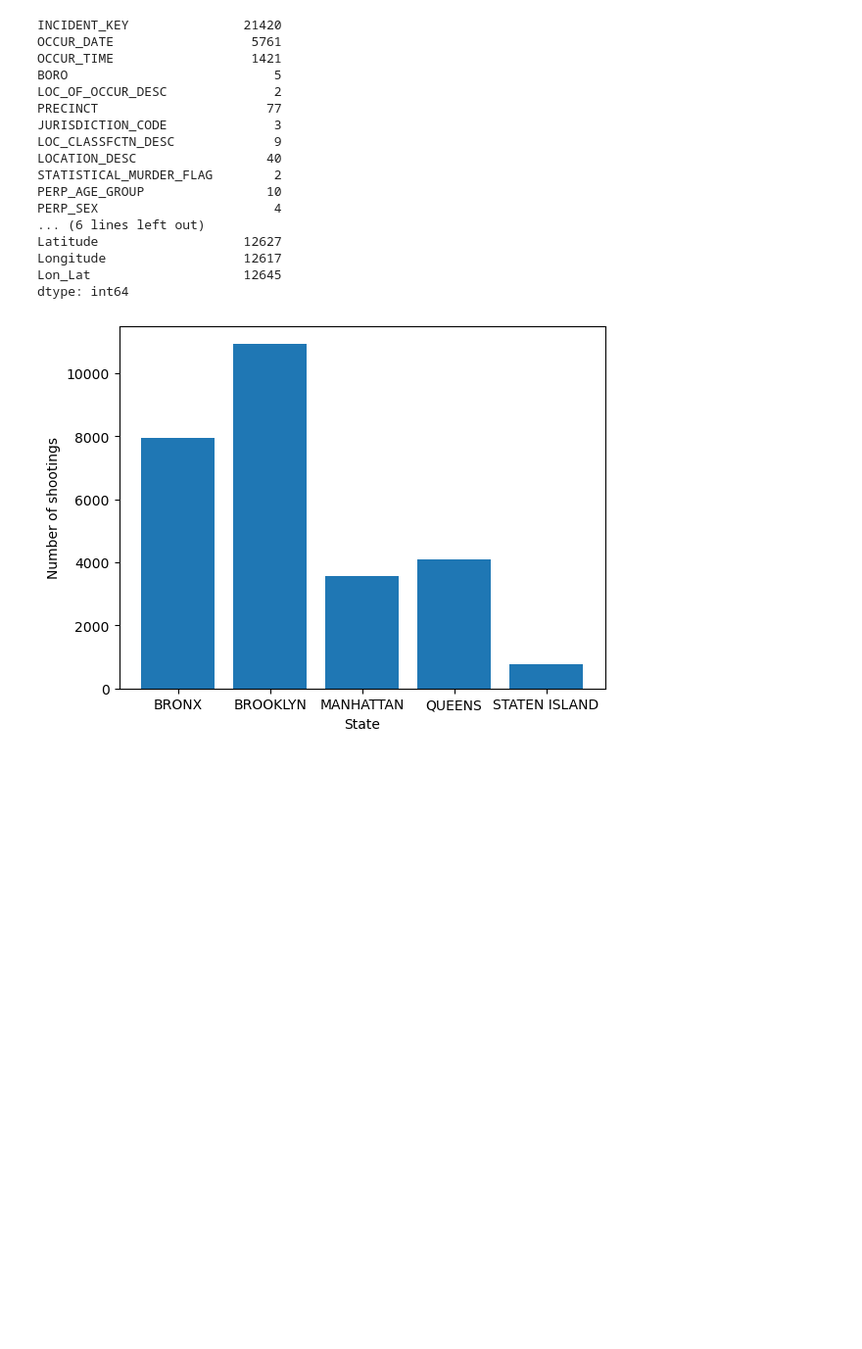
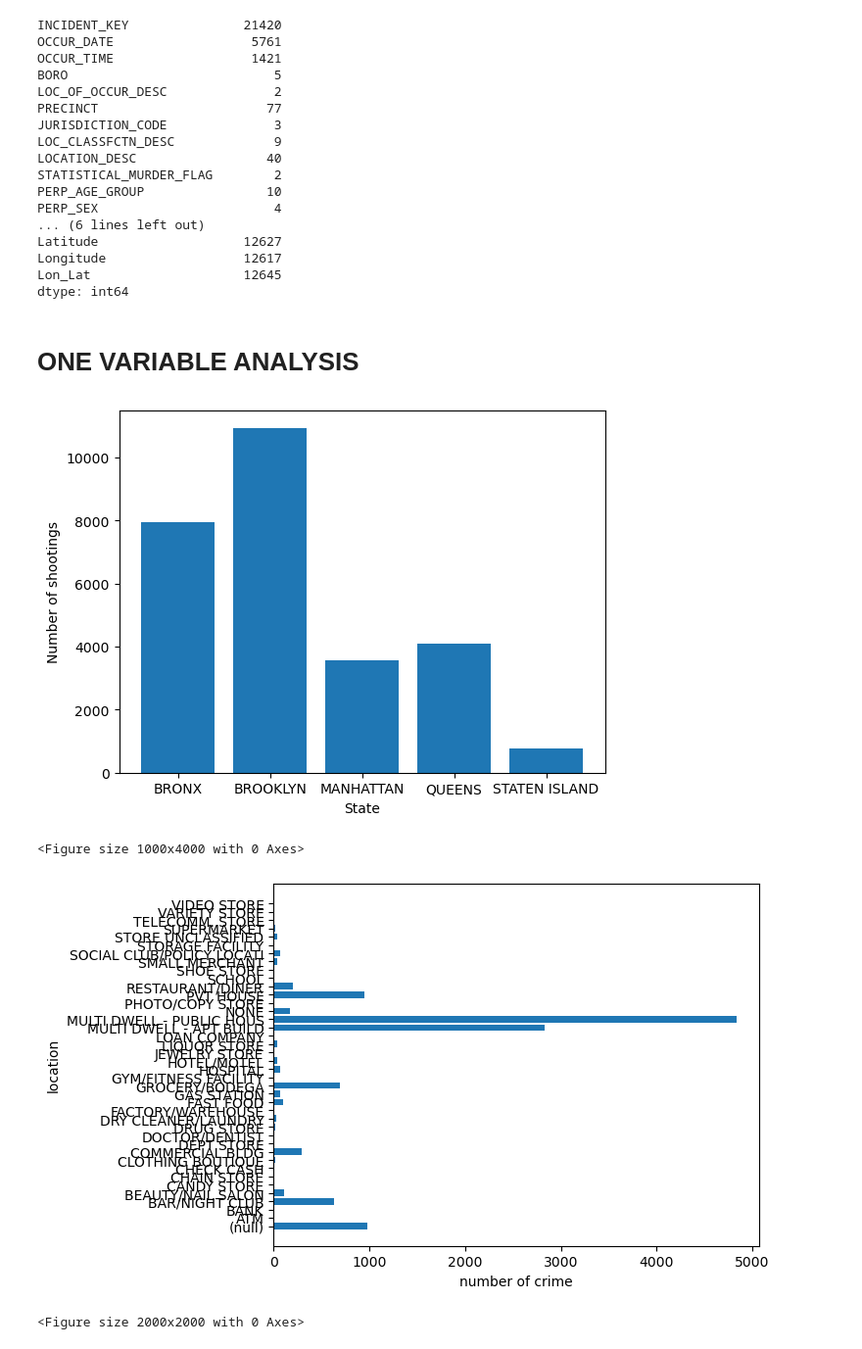
Before and after one commit to angelodavido/NYC-Crime, a Jupyter notebook: New York City Crime.ipynb, the cells around one changed output. Shown at 98% size. Cells and saved outputs as stored; diff of their text form; code cells hidden in the pictures; blank space fills up the shorter version.

```diff
--- a/New York City Crime.ipynb
+++ b/New York City Crime.ipynb
@@ -152,8 +149,27 @@ state_shootings = NYC_df.groupby("BORO").size()
+# %% [markdown]
+# ONE VARIABLE ANALYSIS
 # %%
+# Get the number of shootings per state
+state_shootings = NYC_df.groupby("BORO").size()
 # Plot the data
 plt.bar(state_shootings.index, state_shootings.values)
 plt.xlabel("State")
 plt.ylabel("Number of shootings")
+plt.figure(figsize=(10,40))
 plt.show()
 # %% [output]
 [figure]
+<Figure size 1000x4000 with 0 Axes>
+# %%
+# Get the number of shootings per locoation
+Location_shootings = NYC_df.groupby("LOCATION_DESC").size()
+# Plot the data
+plt.barh(Location_shootings.index, Location_shootings.values)
+plt.xlabel("number of crime")
+plt.ylabel("location")
+# Resize the plot
+plt.figure(figsize=(20,20))
+plt.show()
+# %% [output]
+[figure, added]
+<Figure size 2000x2000 with 0 Axes>
```
Also changed, not shown: parts of 7 cells of this notebook.
